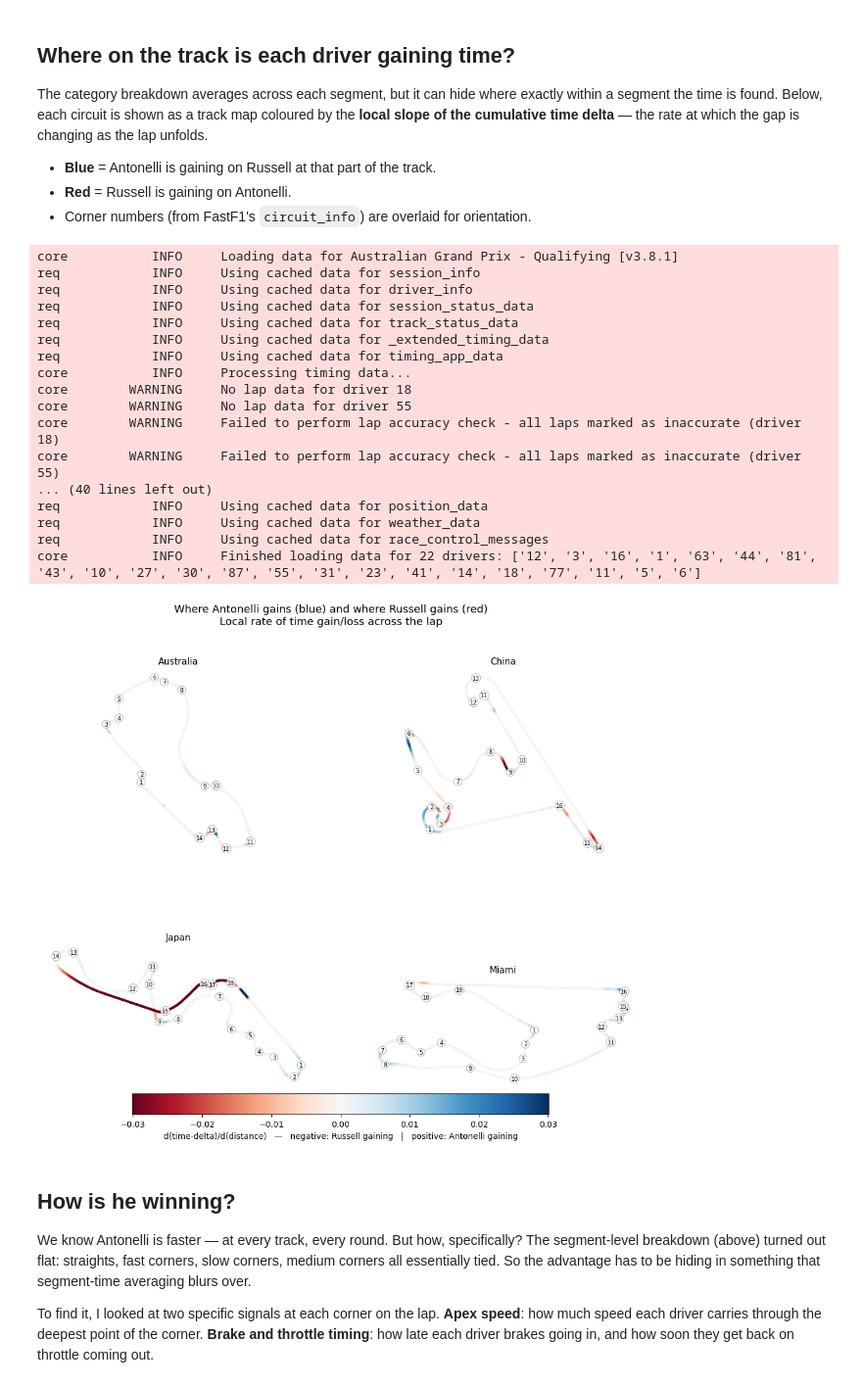
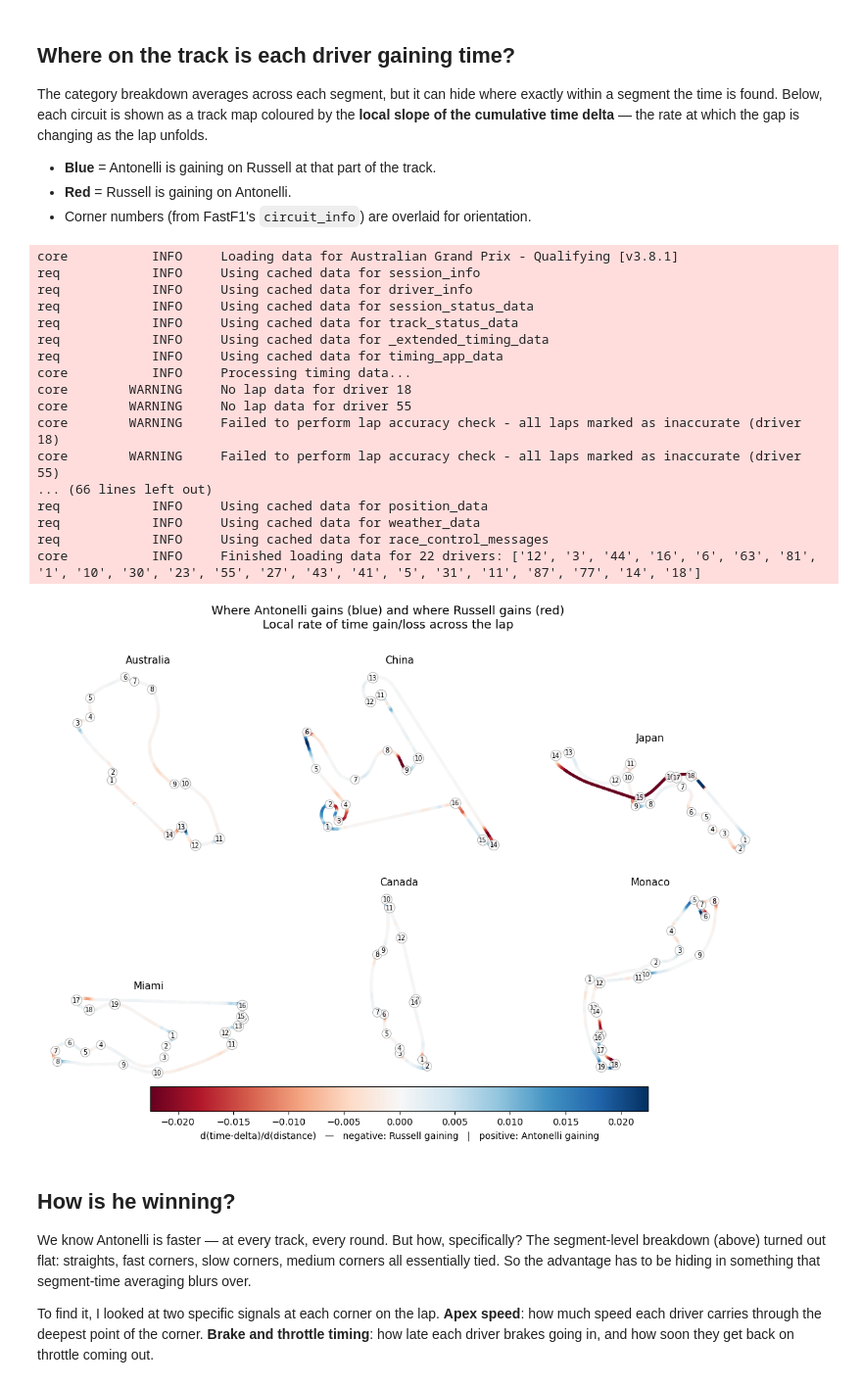
Before and after one commit to milescoler/antonelli-vs-russell, a Jupyter notebook: notebooks/01_antonelli_vs_russell.ipynb, the cells around one changed output. Shown at 98% size. Saved outputs shown, nothing was run; the diff lists cells and outputs as text; code cells hidden in the pictures.

Commit message:
feat: extend qualifying chapter (Ch1) through Monaco; dynamic track-map grid; live 6-race prose
Co-Authored-By: Claude Opus 4.8 <noreply@anthropic.com>

```diff
--- a/notebooks/01_antonelli_vs_russell.ipynb
+++ b/notebooks/01_antonelli_vs_russell.ipynb
@@ -16,7 +18,7 @@ from src.benchmarks import compare_teammates, compute_corner_signatures
 from src.plotting import plot_category_deltas, plot_lap_delta_by_round, plot_track_delta_map, plot_yoy_lap_deltas, plot_corner_bucket_summary, plot_corner_signatures
 
 setup_cache('../fastf1_cache')
-RACES = ['Australia', 'China', 'Japan', 'Miami']
+from src.season import RACES  # ['Australia','China','Japan','Miami','Canada','Monaco']
 # %% [markdown]
 ## Method (briefly)
 
@@ -195,9 +201,12 @@ The category breakdown averages across each segment, but it can hide where exact
 - **Red** = Russell is gaining on Antonelli.
 - Corner numbers (from FastF1's `circuit_info`) are overlaid for orientation.
 # %%
-fig, axes = plt.subplots(2, 2, figsize=(13, 11))
+import math
+ncols = 3
+nrows = math.ceil(len(RACES) / ncols)
+fig, axes = plt.subplots(nrows, ncols, figsize=(4.6 * ncols, 4.8 * nrows))
 
-# Precompute slopes for all 4 races so the color scale is shared across subplots
+# Precompute slopes for all races so the color scale is shared across subplots
 race_data = []
 for race in RACES:
     session = load_qualifying_session(2026, race)
@@ -229,36 +238,39 @@ for ax, d in zip(axes.ravel(), race_data):
         d['x'], d['y'], d['slope'], d['corners'],
         ax=ax, title=d['race'], vmax=vmax,
     )
     last_mappable = mappable
 
+for ax in axes.ravel()[len(race_data):]:
+    ax.set_visible(False)
+
 fig.suptitle(
     'Where Antonelli gains (blue) and where Russell gains (red)\nLocal rate of time gain/loss across the lap',
     fontsize=13,
 )
 cbar = fig.colorbar(last_mappable, ax=axes.ravel().tolist(), shrink=0.7, pad=0.02,
                     orientation='horizontal', location='bottom')
 cbar.set_label('d(time-delta)/d(distance)   —   negative: Russell gaining   |   positive: Antonelli gaining')
 fig.savefig('../figures/track_delta_map.png', dpi=150, bbox_inches='tight')
 plt.show()
 # %% [output]
 core           INFO     Loading data for Australian Grand Prix - Qualifying [v3.8.1]
 req            INFO     Using cached data for session_info
 req            INFO     Using cached data for driver_info
 req            INFO     Using cached data for session_status_data
 req            INFO     Using cached data for track_status_data
 req            INFO     Using cached data for _extended_timing_data
 req            INFO     Using cached data for timing_app_data
 core           INFO     Processing timing data...
 core        WARNING     No lap data for driver 18
 core        WARNING     No lap data for driver 55
 core        WARNING     Failed to perform lap accuracy check - all laps marked as inaccurate (driver 18)
 core        WARNING     Failed to perform lap accuracy check - all laps marked as inaccurate (driver 55)
-... (40 lines left out)
+... (66 lines left out)
 req            INFO     Using cached data for position_data
 req            INFO     Using cached data for weather_data
 req            INFO     Using cached data for race_control_messages
-core           INFO     Finished loading data for 22 drivers: ['12', '3', '16', '1', '63', '44', '81', '43', '10', '27', '30', '87', '55', '31', '23', '41', '14', '18', '77', '11', '5', '6']
+core           INFO     Finished loading data for 22 drivers: ['12', '3', '44', '16', '6', '63', '81', '1', '10', '30', '23', '55', '27', '43', '41', '5', '31', '11', '87', '77', '14', '18']
-[figure, old version]
+[figure, new version]
 # %% [markdown]
 ## How is he winning?
 
```
Also changed, not shown: parts of 18 cells of this notebook, 7 other files.
